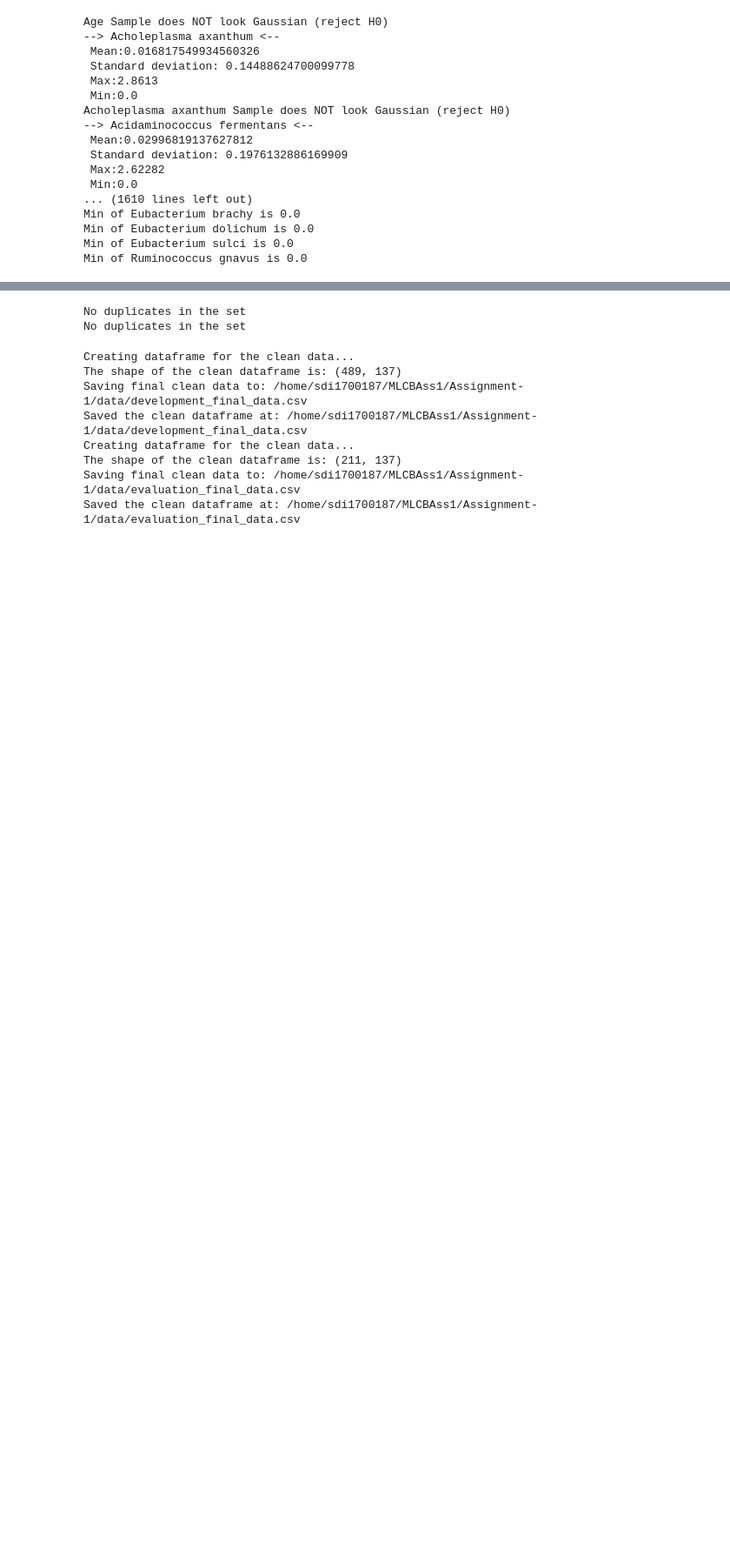
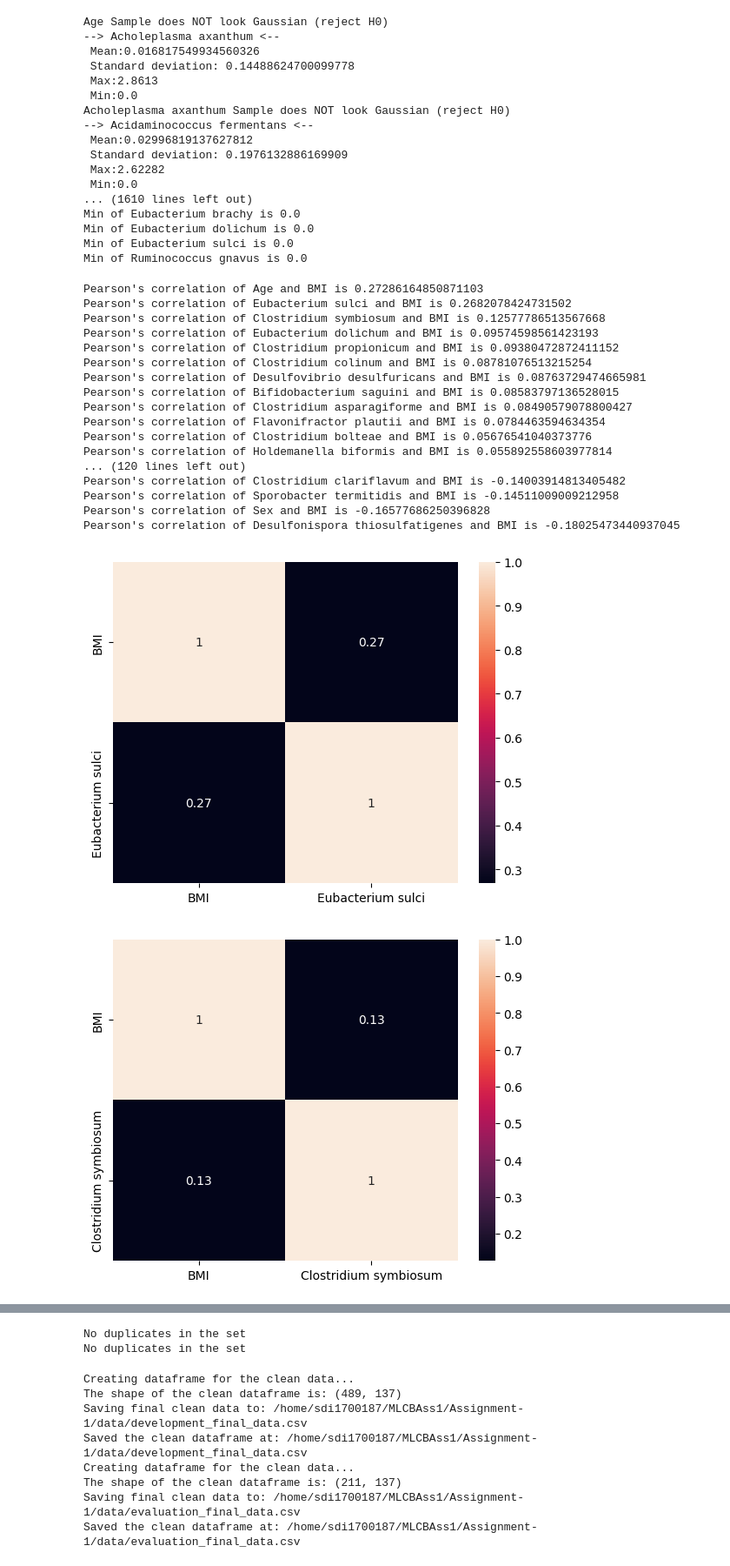
Before and after one commit to vex-me-not/Assignment-1, a Jupyter notebook: notebooks/data_exploration.ipynb, the cells around one changed output, grey strips where cells are left out. Shown at 87% size. Saved outputs shown, nothing was run; the diff lists cells and outputs as text; code cells hidden in the pictures; blank space fills up the shorter version.

```diff
--- a/notebooks/data_exploration.ipynb
+++ b/notebooks/data_exploration.ipynb
@@ -136,3 +138,55 @@ Min of Eubacterium brachy is 0.0
 Min of Eubacterium dolichum is 0.0
 Min of Eubacterium sulci is 0.0
 Min of Ruminococcus gnavus is 0.0
+# %%
+# check correlations
+sex=dev_set_df["Sex"]
+sex_encoded=sex.apply(encode_sex)
+
+corr_dict={} # dictionairy for the correlation between features and BMI
+# we check the correlation between BMI and sex
+sex_corr=stats.pearsonr(bmi,sex_encoded)
+corr_dict["Sex"]=sex_corr
+
+# we check the correlation between BMI and age
+age_corr=stats.pearsonr(bmi,age)
+corr_dict["Age"]=age_corr
+
+# we check the correlation between BMI and each bacterium
+for bact in bacteria_names:
+    bact_corr=stats.pearsonr(bmi,bacteria[bact])
+    corr_dict[bact]=bact_corr
+
+corr_dict=dict(sorted(corr_dict.items(), key=lambda item: item[1],reverse=True))
+print_dict(corr_dict,mode="Corr")
+
+bact_dict=remove_key(corr_dict,"Age")
+bact_dict=remove_key(bact_dict,"Sex")
+best_bact_names=list(bact_dict.keys()) # these are the names of the bacteria, ordered by descending value of Pearson's correlation
+
+# We could plot the heatmaps for all the bacteria-BMI combos
+# However, since we keep the bacteria ordered in regards to Pearson coeff. it would suffice to print just the best 5.
+# If the correlation of those 5 is low, then the correlation of the others would be low as well.
+
+for bact in best_bact_names[:5]:
+    plot_bact_corr([bmi,bacteria[bact]])
+# %% [output]
+Pearson's correlation of Age and BMI is 0.27286164850871103
+Pearson's correlation of Eubacterium sulci and BMI is 0.2682078424731502
+Pearson's correlation of Clostridium symbiosum and BMI is 0.12577786513567668
+Pearson's correlation of Eubacterium dolichum and BMI is 0.09574598561423193
+Pearson's correlation of Clostridium propionicum and BMI is 0.09380472872411152
+Pearson's correlation of Clostridium colinum and BMI is 0.08781076513215254
+Pearson's correlation of Desulfovibrio desulfuricans and BMI is 0.08763729474665981
+Pearson's correlation of Bifidobacterium saguini and BMI is 0.08583797136528015
+Pearson's correlation of Clostridium asparagiforme and BMI is 0.08490579078800427
+Pearson's correlation of Flavonifractor plautii and BMI is 0.0784463594634354
+Pearson's correlation of Clostridium bolteae and BMI is 0.05676541040373776
+Pearson's correlation of Holdemanella biformis and BMI is 0.055892558603977814
+... (120 lines left out)
+Pearson's correlation of Clostridium clariflavum and BMI is -0.14003914813405482
+Pearson's correlation of Sporobacter termitidis and BMI is -0.14511009009212958
+Pearson's correlation of Sex and BMI is -0.16577686250396828
+Pearson's correlation of Desulfonispora thiosulfatigenes and BMI is -0.18025473440937045
+[figure, added]
+[figure, added]
```
Also changed, not shown: parts of 4 cells of this notebook, 3 other files.
